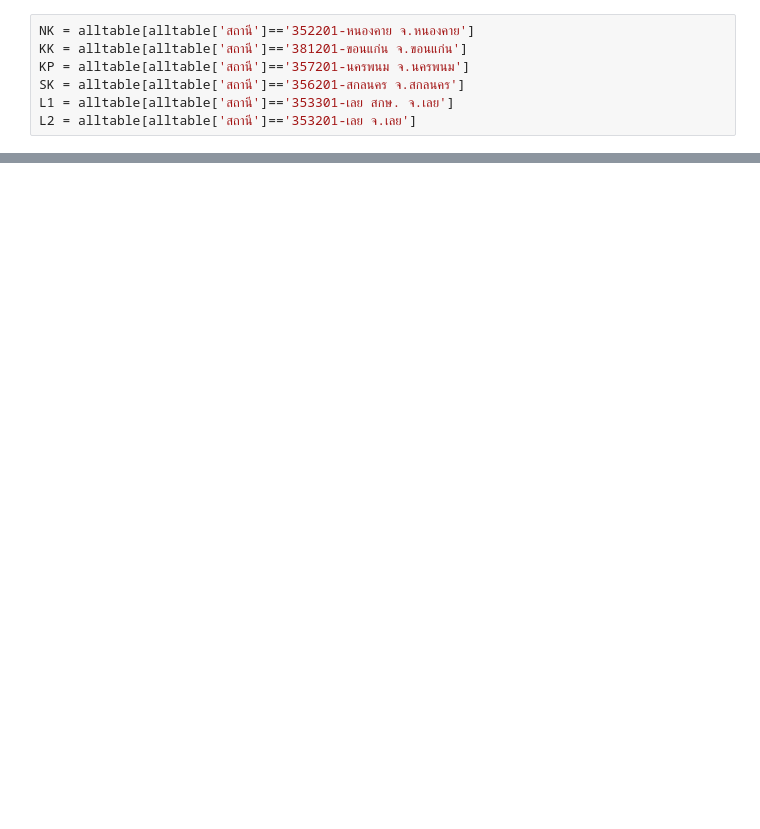
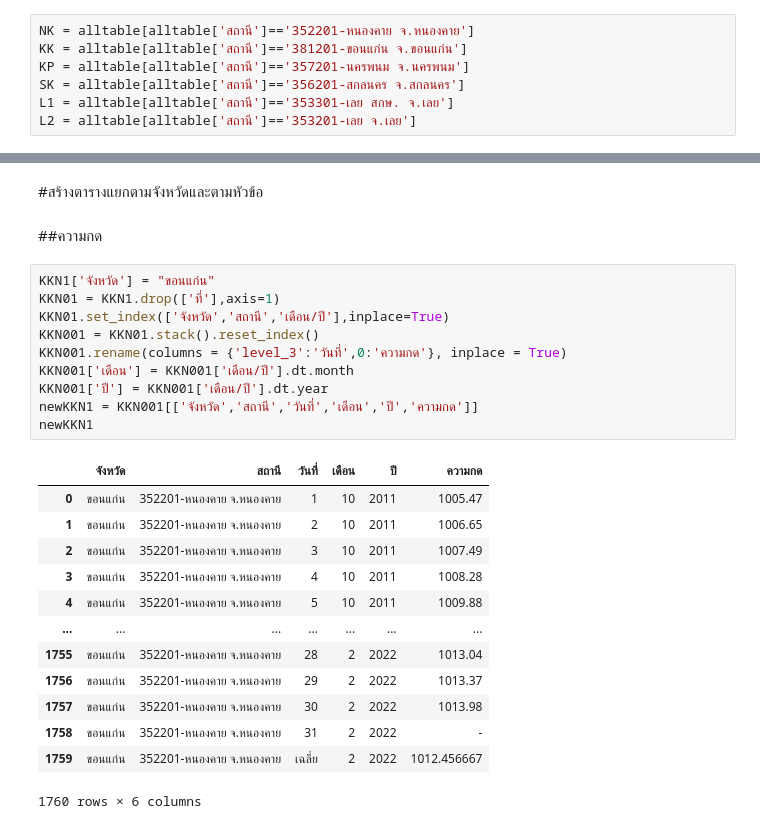
Before and after one commit to nannthd/bsc_dpdm22, a Jupyter notebook: Quiz_Group_5_20_of_Midterm.ipynb, the cells around one changed output, grey strips where cells are left out. Drawn from its saved outputs; the diff is of its cells as text; blank space fills up the shorter version.

```diff
--- a/Quiz_Group_5_20_of_Midterm.ipynb
+++ b/Quiz_Group_5_20_of_Midterm.ipynb
@@ -198,0 +153,28 @@ L
+# %% [markdown]
+#สร้างตารางแยกตามจังหวัดและตามหัวข้อ
+# %% [markdown]
+##ความกด
+# %%
+KKN1['จังหวัด'] = "ขอนแก่น"
+KKN01 = KKN1.drop(['ที่'],axis=1)
+KKN01.set_index(['จังหวัด','สถานี','เดือน/ปี'],inplace=True)
+KKN001 = KKN01.stack().reset_index()
+KKN001.rename(columns = {'level_3':'วันที่',0:'ความกด'}, inplace = True)
+KKN001['เดือน'] = KKN001['เดือน/ปี'].dt.month
+KKN001['ปี'] = KKN001['เดือน/ปี'].dt.year
+newKKN1 = KKN001[['จังหวัด','สถานี','วันที่','เดือน','ปี','ความกด']]
+newKKN1
+# %% [output]
+|  | จังหวัด | สถานี | วันที่ | เดือน | ปี | ความกด |
+| 0 | ขอนแก่น | 352201-หนองคาย จ.หนองคาย | 1 | 10 | 2011 | 1005.47 |
+| 1 | ขอนแก่น | 352201-หนองคาย จ.หนองคาย | 2 | 10 | 2011 | 1006.65 |
+| 2 | ขอนแก่น | 352201-หนองคาย จ.หนองคาย | 3 | 10 | 2011 | 1007.49 |
+| 3 | ขอนแก่น | 352201-หนองคาย จ.หนองคาย | 4 | 10 | 2011 | 1008.28 |
+| 4 | ขอนแก่น | 352201-หนองคาย จ.หนองคาย | 5 | 10 | 2011 | 1009.88 |
+| ... | ... | ... | ... | ... | ... | ... |
+| 1755 | ขอนแก่น | 352201-หนองคาย จ.หนองคาย | 28 | 2 | 2022 | 1013.04 |
+| 1756 | ขอนแก่น | 352201-หนองคาย จ.หนองคาย | 29 | 2 | 2022 | 1013.37 |
+| 1757 | ขอนแก่น | 352201-หนองคาย จ.หนองคาย | 30 | 2 | 2022 | 1013.98 |
+| 1758 | ขอนแก่น | 352201-หนองคาย จ.หนองคาย | 31 | 2 | 2022 | - |
+| 1759 | ขอนแก่น | 352201-หนองคาย จ.หนองคาย | เฉลี่ย | 2 | 2022 | 1012.456667 |
+1760 rows × 6 columns
```
Also changed, not shown: parts of 57 cells of this notebook.
